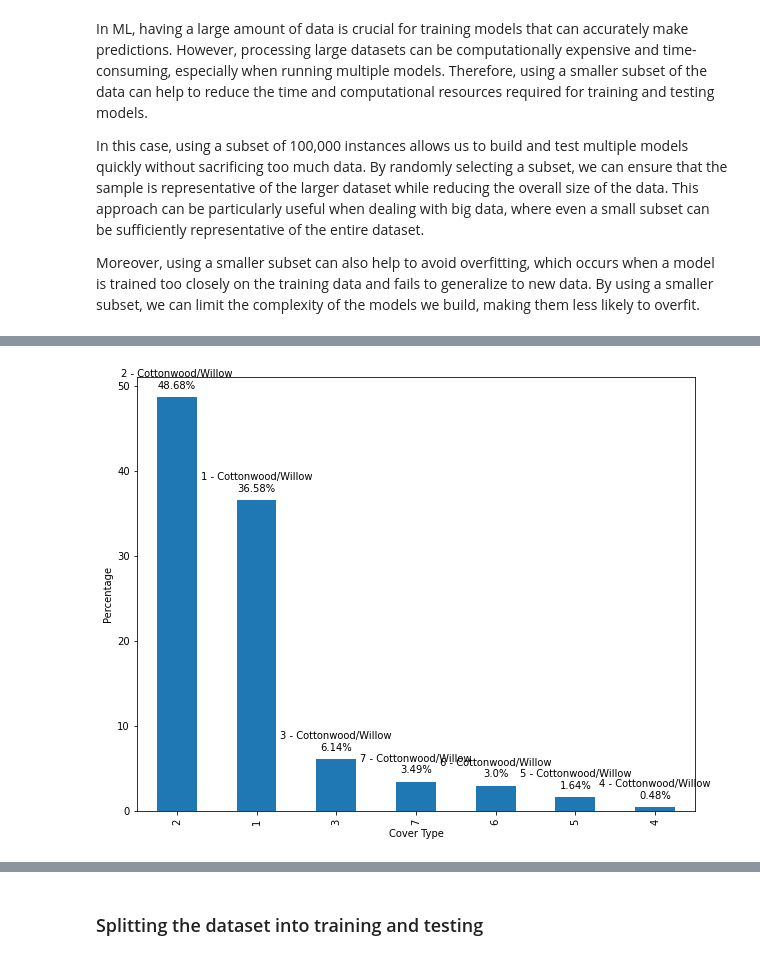
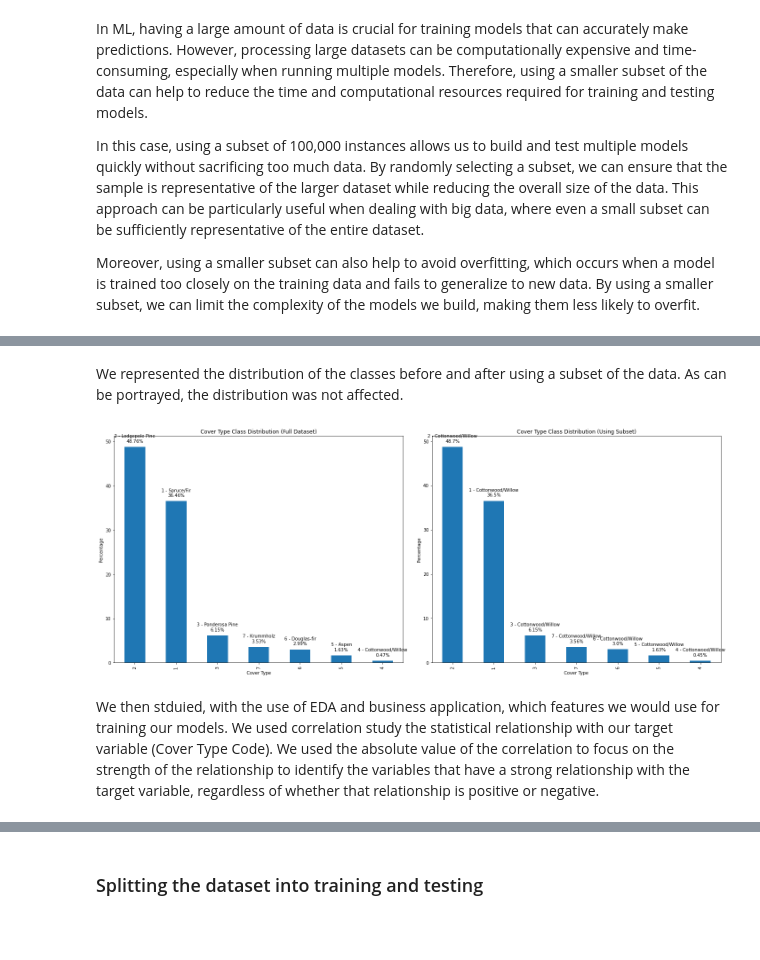
Before and after one commit to monica-navas-m/Machine-Learning, a Jupyter notebook: Notebook Python.ipynb, the cells around one changed output, grey strips where cells are left out. Drawn from its saved outputs; the diff is of its cells as text; code cells hidden in the pictures; blank space fills up the shorter version.

```diff
--- a/Notebook Python.ipynb
+++ b/Notebook Python.ipynb
@@ -339,7 +360,7 @@ plt.show()
 # %%
 # plot a histogram of the distribution'cover type description' column
 plt.figure(figsize=(10, 8))
-percentage = df1['Wilderness area description'].value_counts(normalize=True) * 100
+percentage = train['Wilderness area description'].value_counts(normalize=True) * 100
 # create a bar plot of the percentages of each unique value in the 'Wilderness area description' column
 percentage.plot(kind='bar')
 # display the plot
@@ -407,19 +405,41 @@ plt.show()
-# %%
-# plot a histogram of the distribution'cover type description' column
-plt.figure(figsize=(10, 8))
-percentage = df_subset['Cover_Type_code'].value_counts(normalize=True) * 100
-# create a bar plot of the percentages of each unique value in the 'cover type description' column
-percentage.plot(kind='bar')
-# display the plot
-plt.xlabel('Cover Type')
-plt.ylabel('Percentage')
-
-# add percentage labels to the bars
-for index, value in enumerate(percentage):
-    code = percentage.index[index]
-    #desc = df_subset[df_subset['Cover_Type_code'] == code]['cover type description'].unique()[0]
-    plt.text(index, value + 1, f'{code} - {desc}\n{round(value, 2)}%', ha='center')
-
-plt.show()
-# %% [output]
-[figure, removed]
+# %% [markdown]
+We represented the distribution of the classes before and after using a subset of the data. As can be portrayed, the distribution was not affected.
+# %%
+fig, ax = plt.subplots(1, 2, figsize=(20, 8))
+
+# plot a histogram of the distribution'cover type description' column
+percentage1 = df1['Cover_Type_code'].value_counts(normalize=True) * 100
+# create a bar plot of the percentages of each unique value in the 'cover type description' column
+percentage1.plot(kind='bar', ax=ax[0])
+# display the plot
+ax[0].set_xlabel('Cover Type')
+ax[0].set_ylabel('Percentage')
+ax[0].set_title("Cover Type Class Distribution (Full Dataset)")
+
+# add percentage labels to the bars
+for index, value in enumerate(percentage1):
+    code = percentage1.index[index]
+    desc = df1[df1['Cover_Type_code'] == code]['cover type description'].unique()[0]
+    ax[0].text(index, value + 1, f'{code} - {desc}\n{round(value, 2)}%', ha='center')
+
+# plot a histogram of the distribution'cover type description' column
+percentage2 = df_subset['Cover_Type_code'].value_counts(normalize=True) * 100
+# create a bar plot of the percentages of each unique value in the 'cover type description' column
+percentage2.plot(kind='bar', ax=ax[1])
+# display the plot
+ax[1].set_xlabel('Cover Type')
+ax[1].set_ylabel('Percentage')
+ax[1].set_title("Cover Type Class Distribution (Using Subset)")
+
+# add percentage labels to the bars
+for index, value in enumerate(percentage2):
+    code = percentage2.index[index]
+   # desc = df_subset[df_subset['Cover_Type_code'] == code]['cover type description'].unique()[0]
+    ax[1].text(index, value + 1, f'{code} - {desc}\n{round(value, 2)}%', ha='center')
+
+plt.tight_layout()
+plt.show()
+# %% [output]
+[figure, added]
+# %% [markdown]
+We then stduied, with the use of EDA and business application, which features we would use for training our models. We used correlation study the statistical relationship with our target variable (Cover Type Code). We used the absolute value of the correlation to focus on the strength of the relationship to identify the variables that have a strong relationship with the target variable, regardless of whether that relationship is positive or negative.
```
Also changed, not shown: parts of 49 cells of this notebook, 2 other files.
